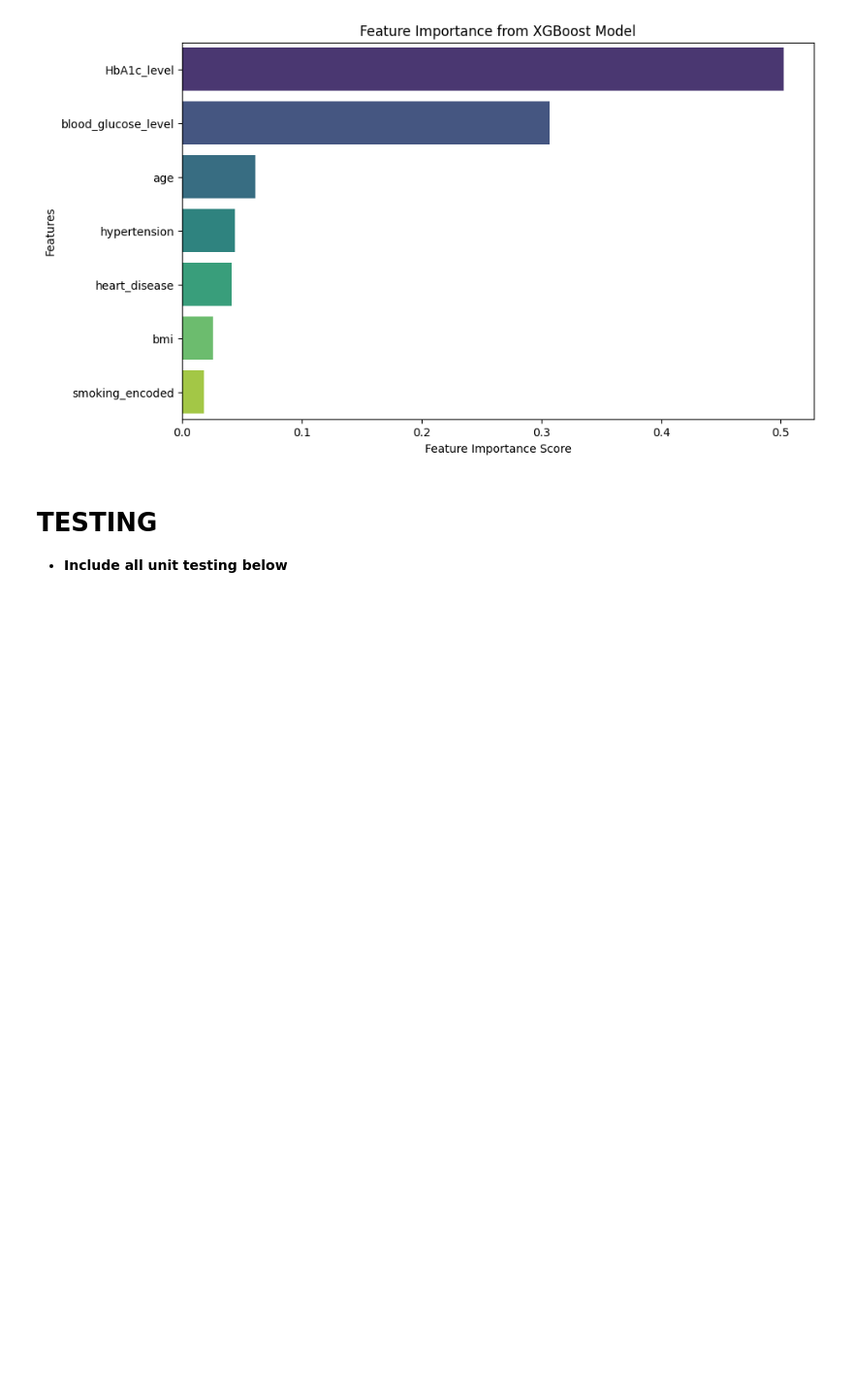
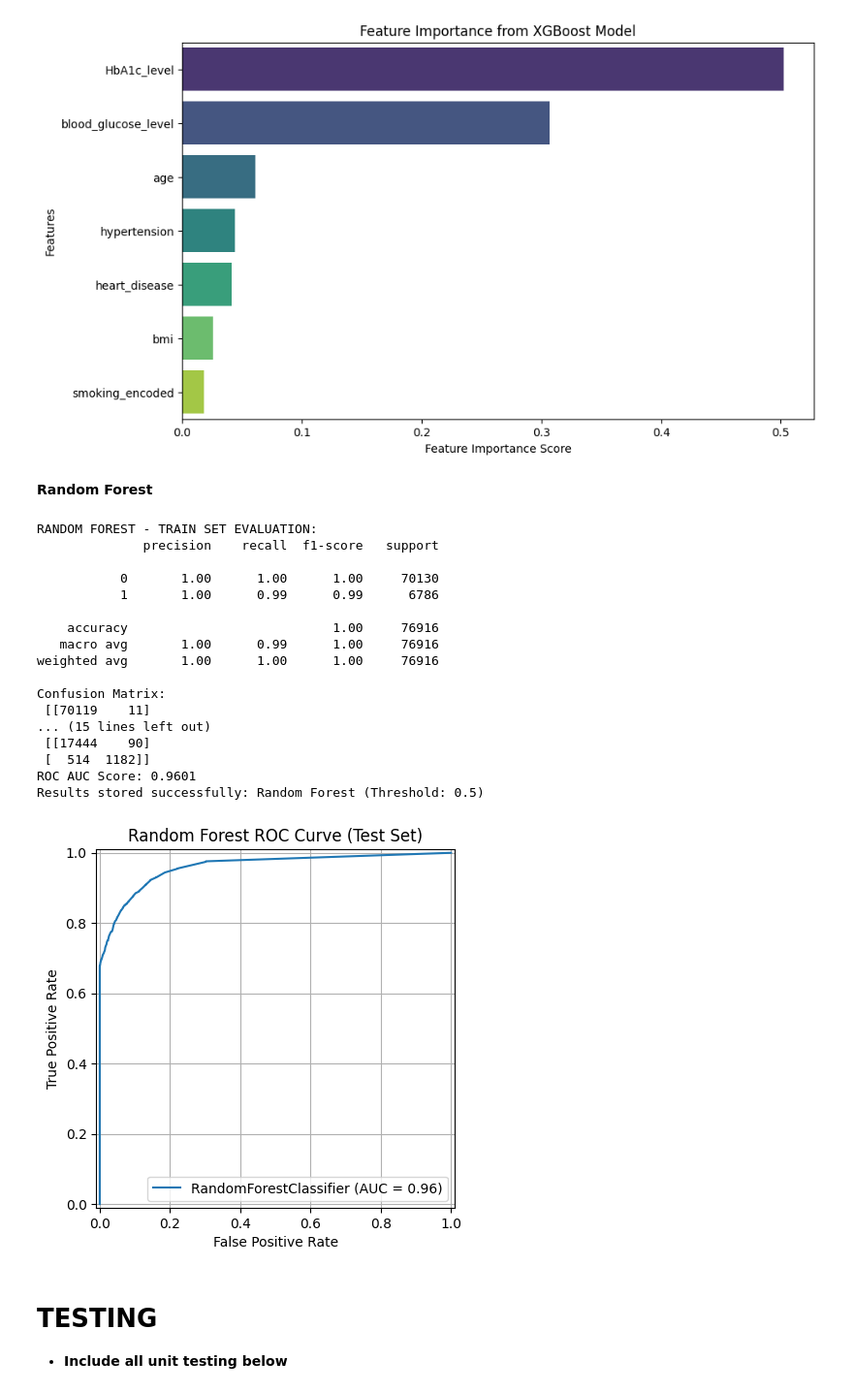
Before and after one commit to fkottapa3/Team14CSE6242, a Jupyter notebook: DiabetesPrediction_v1.ipynb, the cells around one changed output. Shown: that part at 97% size. Saved outputs shown, nothing was run; the diff lists cells and outputs as text; code cells hidden in the pictures; blank space fills up the shorter version.

Commit message:
Included RandomForest

```diff
--- a/DiabetesPrediction_v1.ipynb
+++ b/DiabetesPrediction_v1.ipynb
@@ -116,6 +116,9 @@ df['smoking_history_encoded'] = le_smoking.fit_transform(df['smoking_history'])
 # Use encoded version
 selected_features_random_forest = ["HbA1c_level", "blood_glucose_level", "bmi", "age",
                                    "hypertension", "heart_disease", "smoking_history_encoded"]
+
+# Create a separate DataFrame for Random Forest modeling
+df_random_forest = df[selected_features_random_forest + ["diabetes"]]
 # %% [markdown]
 **Encoding smoking_history for all models except RandomForest**
 # %%
@@ -566,6 +569,75 @@ plt.title("Feature Importance from XGBoost Model")
 plt.show()
 # %% [output]
 [figure]
+# %% [markdown]
+**Random Forest**
+# %%
+from sklearn.ensemble import RandomForestClassifier
+from sklearn.model_selection import train_test_split
+from sklearn.metrics import (
+    classification_report, confusion_matrix, roc_auc_score, RocCurveDisplay
+)
+import matplotlib.pyplot as plt
+
+X = df_random_forest.drop("diabetes", axis=1)
+y = df_random_forest["diabetes"]
+
+
+# Train-test split (stratified)
+X_train, X_test, y_train, y_test = train_test_split(
+    X, y, test_size=0.2, stratify=y, random_state=42
+)
+
+# Initialize and train the model
+rf_model = RandomForestClassifier(n_estimators=100, random_state=42)
+rf_model.fit(X_train, y_train)
+
+# Predict on train and test
+y_train_pred_rf = rf_model.predict(X_train)
+y_test_pred_rf = rf_model.predict(X_test)
+y_train_proba_rf = rf_model.predict_proba(X_train)[:, 1]
+y_test_proba_rf = rf_model.predict_proba(X_test)[:, 1]
+
+# ========== TRAIN EVALUATION ==========
+print("\nRANDOM FOREST - TRAIN SET EVALUATION:")
+print(classification_report(y_train, y_train_pred_rf))
+print("Confusion Matrix:\n", confusion_matrix(y_train, y_train_pred_rf))
+print(f"ROC AUC Score: {roc_auc_score(y_train, y_train_proba_rf):.4f}")
+store_classification_results("Random Forest", "train", 0.50, y_train, y_train_pred_rf)
+
+# ========== TEST EVALUATION ==========
+print("\nRANDOM FOREST - TEST SET EVALUATION:")
+print(classification_report(y_test, y_test_pred_rf))
+print("Confusion Matrix:\n", confusion_matrix(y_test, y_test_pred_rf))
+print(f"ROC AUC Score: {roc_auc_score(y_test, y_test_proba_rf):.4f}")
+store_classification_results("Random Forest", "test", 0.50, y_test, y_test_pred_rf)
+
+# ========== ROC Curve ==========
+RocCurveDisplay.from_estimator(rf_model, X_test, y_test)
+plt.title("Random Forest ROC Curve (Test Set)")
+plt.xlabel("False Positive Rate")
+plt.ylabel("True Positive Rate")
+plt.grid(True)
+plt.show()
+# %% [output]
+RANDOM FOREST - TRAIN SET EVALUATION:
+              precision    recall  f1-score   support
+
+           0       1.00      1.00      1.00     70130
+           1       1.00      0.99      0.99      6786
+
+    accuracy                           1.00     76916
+   macro avg       1.00      0.99      1.00     76916
+weighted avg       1.00      1.00      1.00     76916
+
+Confusion Matrix:
+ [[70119    11]
+... (15 lines left out)
+ [[17444    90]
+ [  514  1182]]
+ROC AUC Score: 0.9601
+Results stored successfully: Random Forest (Threshold: 0.5)
+[figure, added]
 # %% [markdown]
 # **TESTING**
  - **Include all unit testing below**
```
Also changed, not shown: parts of 10 cells of this notebook, 2 other files.
